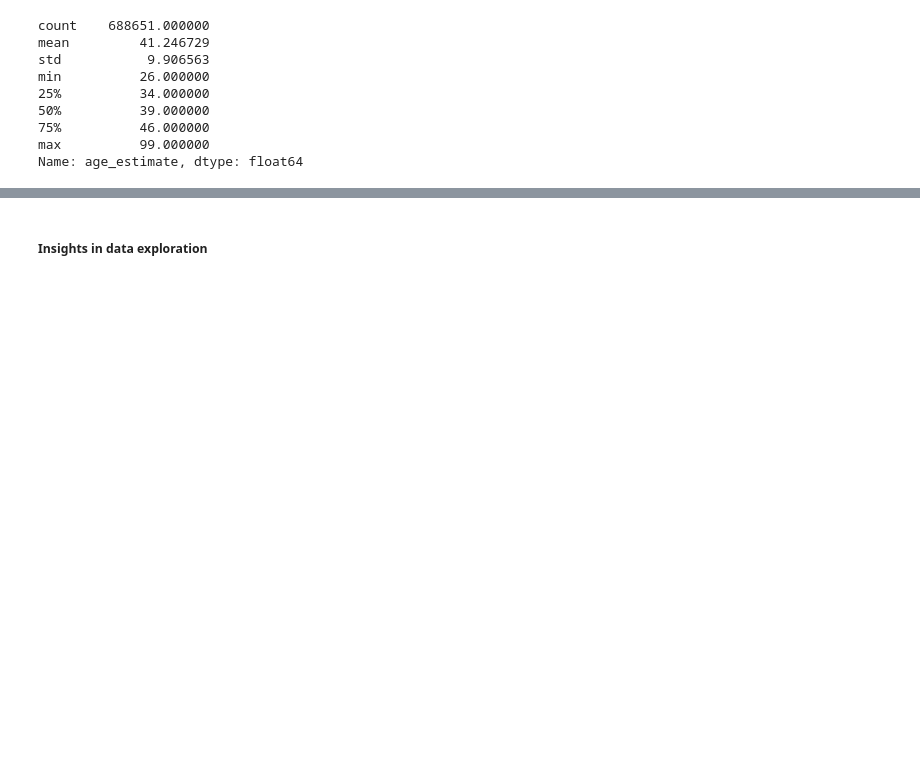
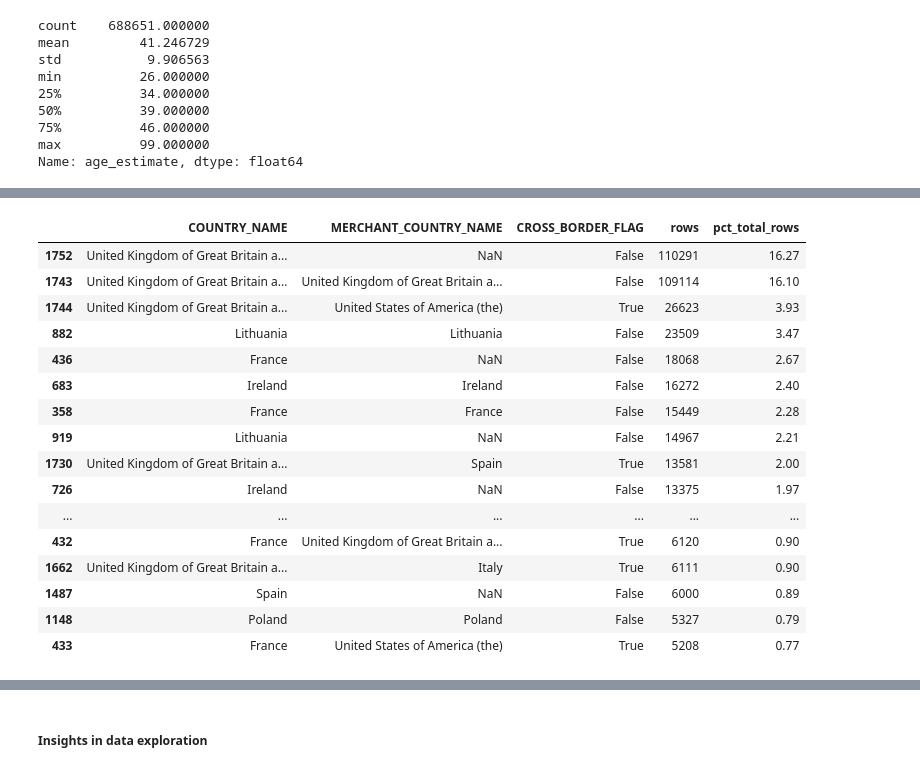
Before and after one commit to raftrp26/ai-agents-playground, a Jupyter notebook: notebooks/Fraud Prevention Case/fraud_analysis.ipynb, the cells around one changed output, grey strips where cells are left out. Cells and saved outputs as stored; diff of their text form; code cells hidden in the pictures; blank space fills up the shorter version.

```diff
--- a/notebooks/Fraud Prevention Case/fraud_analysis.ipynb
+++ b/notebooks/Fraud Prevention Case/fraud_analysis.ipynb
@@ -666,0 +945,37 @@ Name: age_estimate, dtype: float64
+# %%
+## CROSS BOARDER COLUMN SANITY CHECK
+
+cross_border_validation = (
+    df_kyc_passed
+    .groupby(
+        ["COUNTRY_NAME", "MERCHANT_COUNTRY_NAME", "CROSS_BORDER_FLAG"],
+        dropna=False
+    )
+    .size()
+    .reset_index(name="rows")
+    .sort_values("rows", ascending=False)
+)
+
+cross_border_validation["pct_total_rows"] = (
+    cross_border_validation["rows"] / len(df_kyc_passed) * 100
+).round(2)
+
+cross_border_validation.head(20)
+# %% [output]
+|  | COUNTRY_NAME | MERCHANT_COUNTRY_NAME | CROSS_BORDER_FLAG | rows | pct_total_rows |
+| 1752 | United Kingdom of Great Britain a... | NaN | False | 110291 | 16.27 |
+| 1743 | United Kingdom of Great Britain a... | United Kingdom of Great Britain a... | False | 109114 | 16.10 |
+| 1744 | United Kingdom of Great Britain a... | United States of America (the) | True | 26623 | 3.93 |
+| 882 | Lithuania | Lithuania | False | 23509 | 3.47 |
+| 436 | France | NaN | False | 18068 | 2.67 |
+| 683 | Ireland | Ireland | False | 16272 | 2.40 |
+| 358 | France | France | False | 15449 | 2.28 |
+| 919 | Lithuania | NaN | False | 14967 | 2.21 |
+| 1730 | United Kingdom of Great Britain a... | Spain | True | 13581 | 2.00 |
+| 726 | Ireland | NaN | False | 13375 | 1.97 |
+| ... | ... | ... | ... | ... | ... |
+| 432 | France | United Kingdom of Great Britain a... | True | 6120 | 0.90 |
+| 1662 | United Kingdom of Great Britain a... | Italy | True | 6111 | 0.90 |
+| 1487 | Spain | NaN | False | 6000 | 0.89 |
+| 1148 | Poland | Poland | False | 5327 | 0.79 |
+| 433 | France | United States of America (the) | True | 5208 | 0.77 |
```
Also changed, not shown: parts of 33 cells of this notebook, 2 other files.
